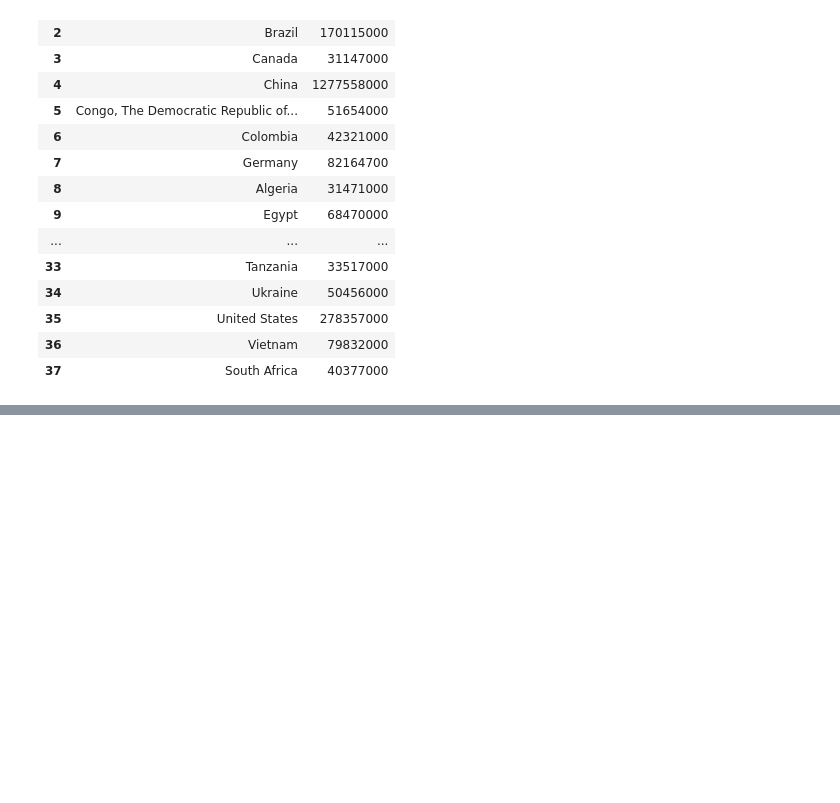
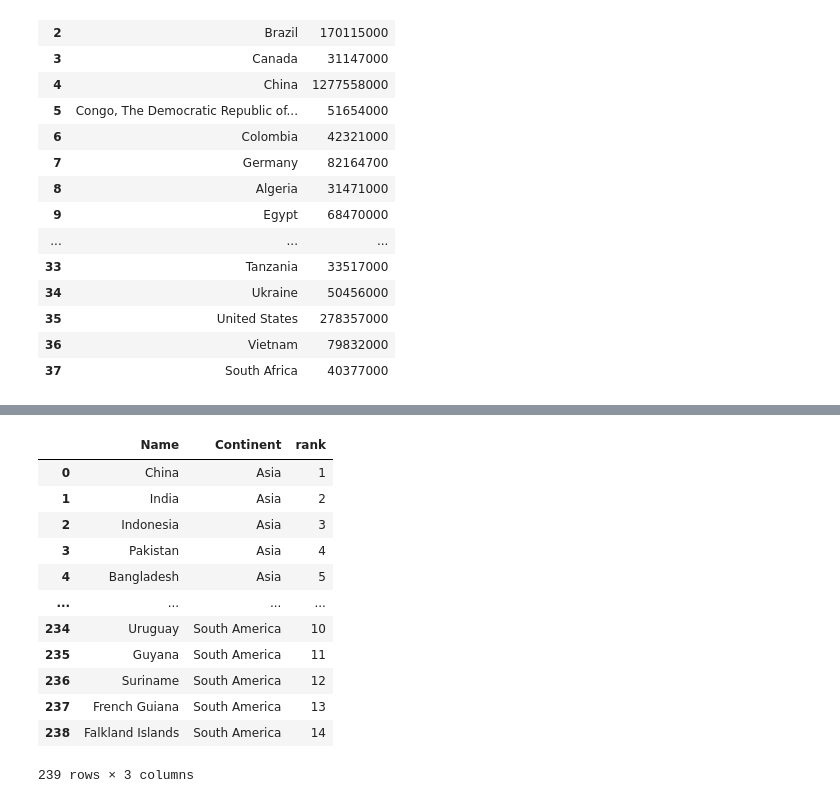
Before and after one commit to amiya2001/ML, a Jupyter notebook: 02_Data Collection and EDA/Working with Json& SQL.ipynb, the cells around one changed output, grey strips where cells are left out. Saved outputs shown, nothing was run; the diff lists cells and outputs as text; code cells hidden in the pictures; blank space fills up the shorter version.

```diff
--- a/02_Data Collection and EDA/Working with Json& SQL.ipynb
+++ b/02_Data Collection and EDA/Working with Json& SQL.ipynb
@@ -397,0 +401,16 @@ pd.read_sql_query("select Name,Population from country where Population > (selec
+# %%
+pd.read_sql_query("select Name,Continent, rank() over (partition by continent order by  Population desc ) as rank from country",conn)
+# %% [output]
+|  | Name | Continent | rank |
+| 0 | China | Asia | 1 |
+| 1 | India | Asia | 2 |
+| 2 | Indonesia | Asia | 3 |
+| 3 | Pakistan | Asia | 4 |
+| 4 | Bangladesh | Asia | 5 |
+| ... | ... | ... | ... |
+| 234 | Uruguay | South America | 10 |
+| 235 | Guyana | South America | 11 |
+| 236 | Suriname | South America | 12 |
+| 237 | French Guiana | South America | 13 |
+| 238 | Falkland Islands | South America | 14 |
+239 rows × 3 columns
```
Also changed, not shown: parts of 6 cells of this notebook.
